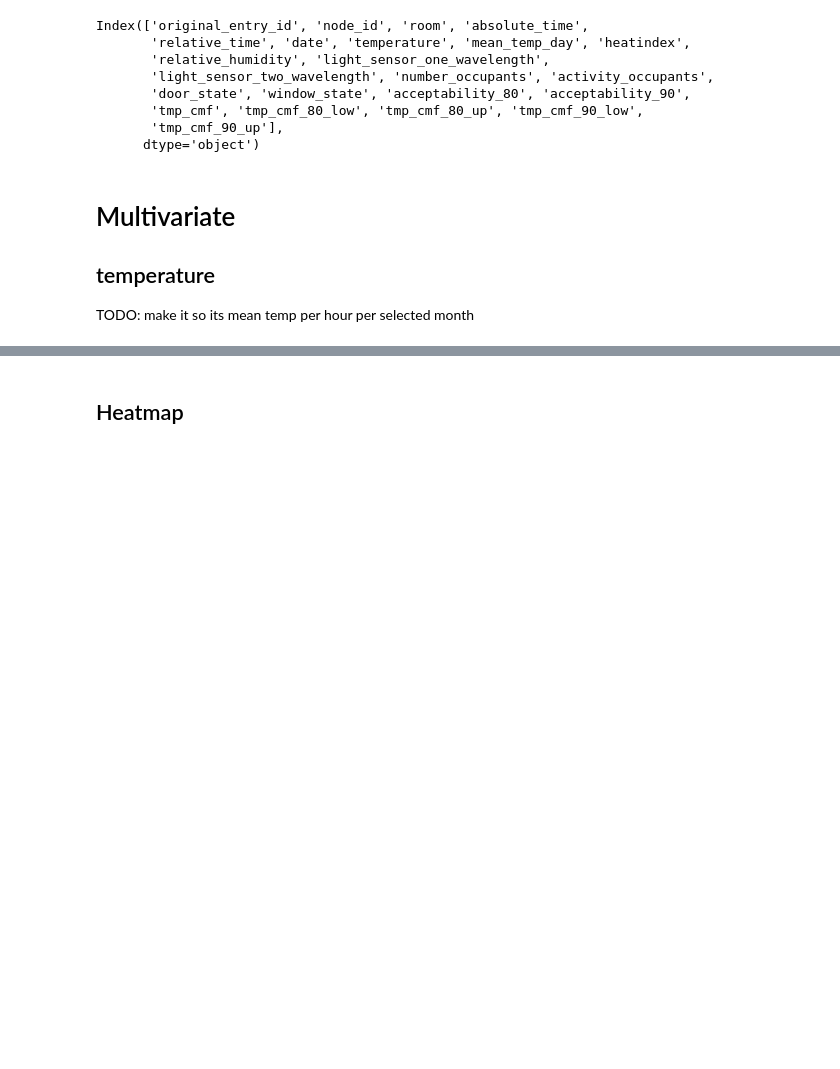
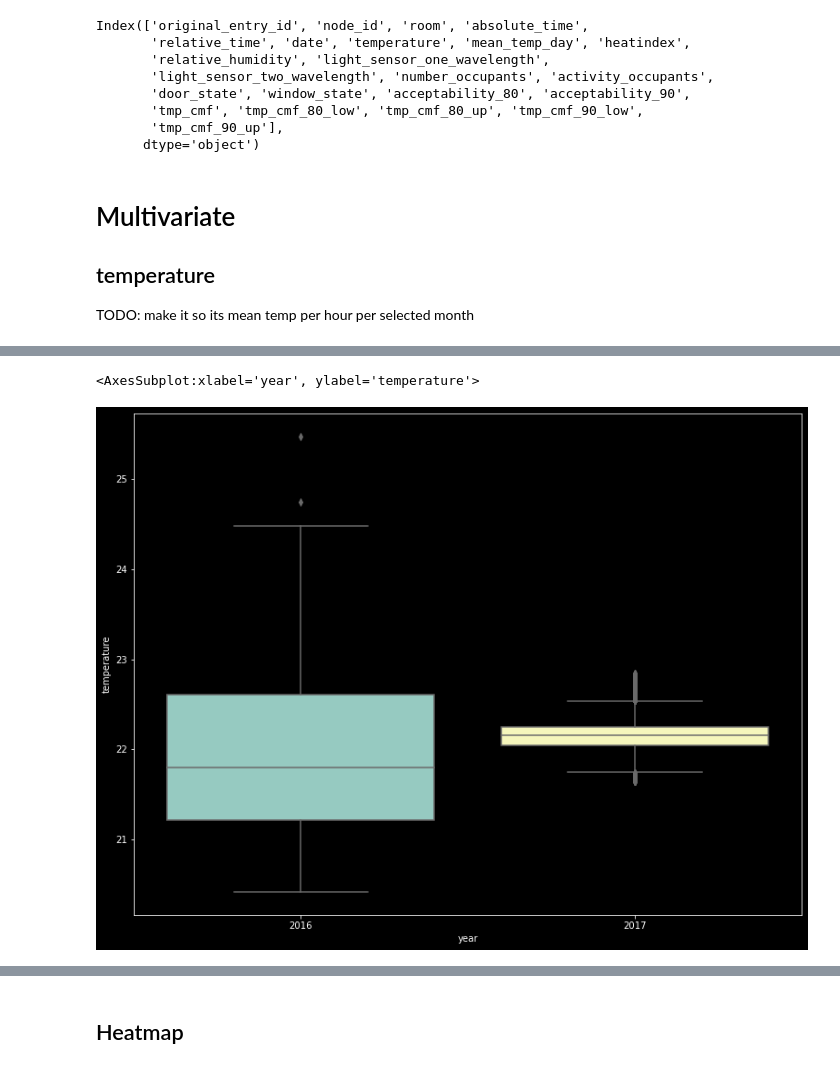
Before and after one commit to AvansETI/SmartGridAI, a Jupyter notebook: B4B Human Wellbeing Prediction/data_analysis/multivariate_analysis.ipynb, the cells around one changed output, grey strips where cells are left out. Cells and saved outputs as stored; diff of their text form; code cells hidden in the pictures; blank space fills up the shorter version.

Commit message:
Multivariate analysis on temperature

```diff
--- a/B4B Human Wellbeing Prediction/data_analysis/multivariate_analysis.ipynb
+++ b/B4B Human Wellbeing Prediction/data_analysis/multivariate_analysis.ipynb
@@ -38,0 +103,5 @@ TODO: make it so its mean temp per hour per selected month
+# %%
+sns.boxplot(y="temperature", data=df, x="year")
+# %% [output]
+<AxesSubplot:xlabel='year', ylabel='temperature'>
+[figure, added]
```
Also changed, not shown: parts of 23 cells of this notebook.
